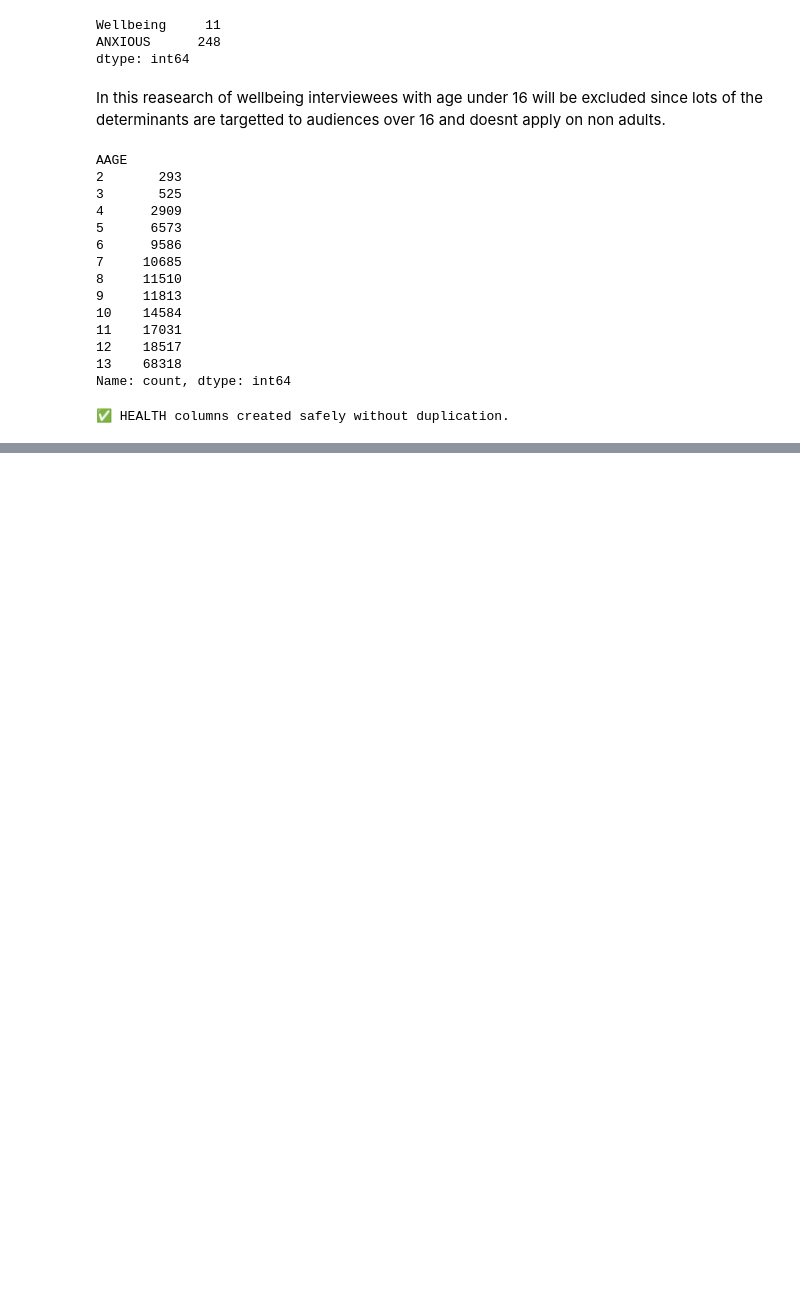
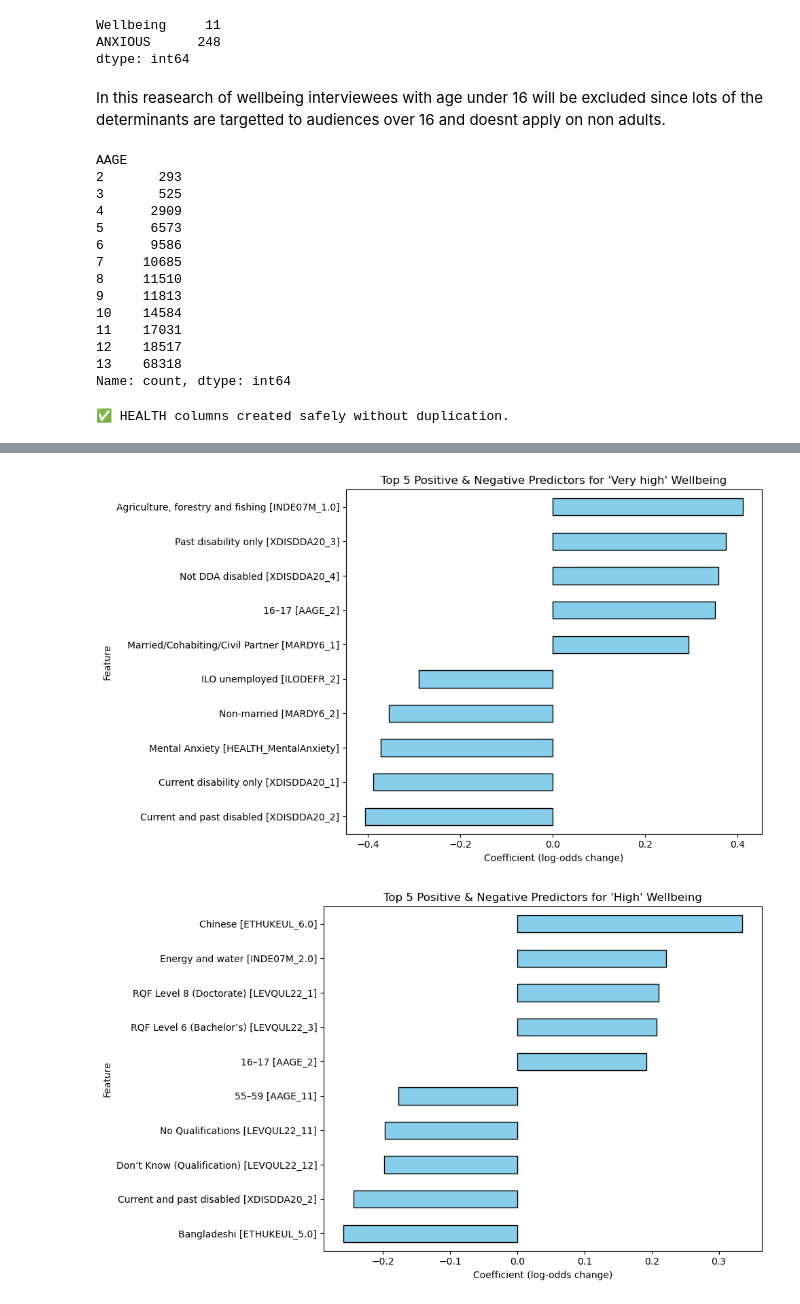
Before and after one commit to maxemporor/MSc-project, a Jupyter notebook: MSc.ipynb, the cells around one changed output, grey strips where cells are left out. Saved outputs shown, nothing was run; the diff lists cells and outputs as text; code cells hidden in the pictures; blank space fills up the shorter version.

```diff
--- a/MSc.ipynb
+++ b/MSc.ipynb
@@ -667,0 +564,38 @@ plt.show()
+# %%
+import pandas as pd
+import matplotlib.pyplot as plt
+
+# Step 1: Create coefficients DataFrame
+coef_df = pd.DataFrame(
+    logreg.coef_,
+    columns=X_train.columns,
+    index=logreg.classes_
+)
+
+# Step 2: Define order from Very high to Low
+ordered_classes = ['Very high', 'High', 'Medium', 'Low']
+
+# Step 3: For each class, plot top 5 positive & negative features
+for cls in ordered_classes:
+    # Get top 5 positive and top 5 negative coefficients
+    top_pos = coef_df.loc[cls].sort_values(ascending=False).head(5)
+    top_neg = coef_df.loc[cls].sort_values().head(5)
+    top_combined = pd.concat([top_neg, top_pos])
+
+    # Rename index using feature_labels dictionary, attach original code to avoid duplicates
+    renamed_index = [
+        f"{feature_labels.get(col, col)} [{col}]" for col in top_combined.index
+    ]
+    top_combined.index = renamed_index
+
+    # Plot
+    plt.figure(figsize=(10, 6))
+    top_combined.sort_values().plot(kind='barh', color='skyblue', edgecolor='black')
+    plt.title(f"Top 5 Positive & Negative Predictors for '{cls}' Wellbeing")
+    plt.xlabel('Coefficient (log-odds change)')
+    plt.ylabel('Feature')
+    plt.tight_layout()
+    plt.show()
+# %% [output]
+[figure, added]
+[figure, added]
```
Also changed, not shown: parts of 24 cells of this notebook.
